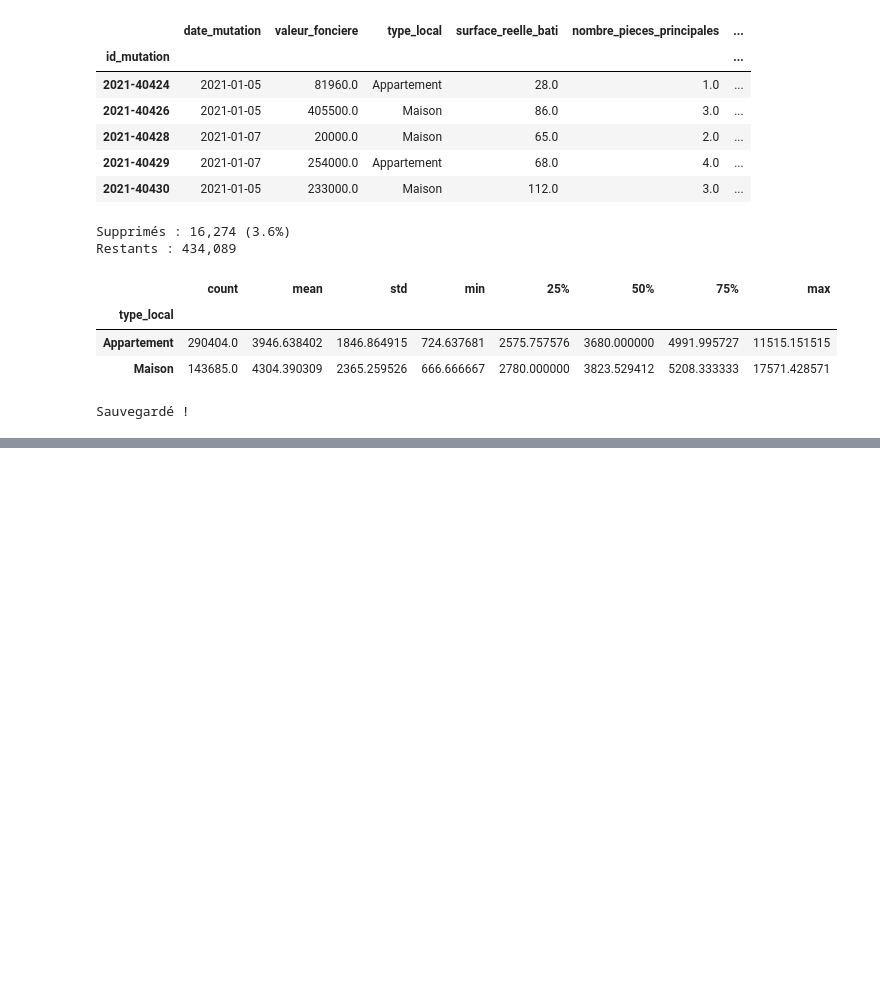
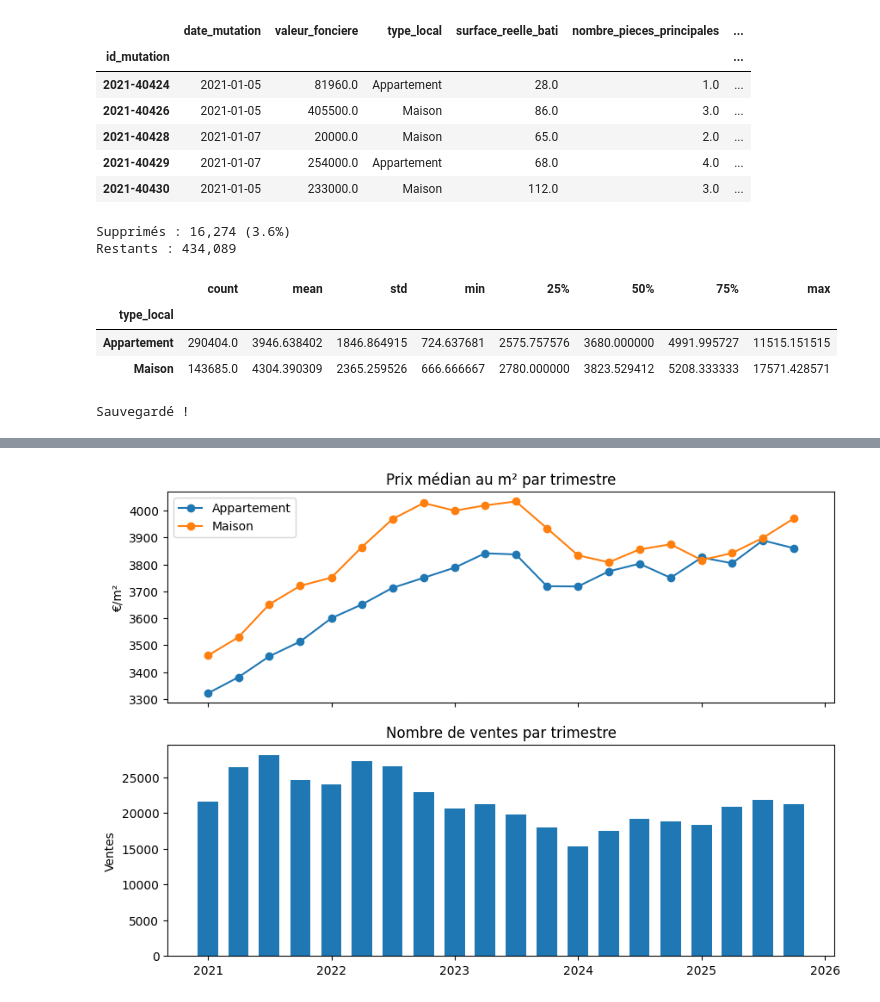
Before and after one commit to salwahmch/estimateur-immo-dvf, a Jupyter notebook: notebooks/03_analyse_exploratoire.ipynb, the cells around one changed output, grey strips where cells are left out. Saved outputs shown, nothing was run; the diff lists cells and outputs as text; code cells hidden in the pictures; blank space fills up the shorter version.

```diff
--- a/notebooks/03_analyse_exploratoire.ipynb
+++ b/notebooks/03_analyse_exploratoire.ipynb
@@ -127,0 +147,18 @@ Sauvegardé !
+# %%
+trimestre = logements["date_mutation"].dt.to_period("Q")
+evolution = logements.groupby([trimestre, "type_local"])["prix_m2"].median().unstack()
+volume = logements.groupby(trimestre).size()
+evolution.index = evolution.index.to_timestamp()
+volume.index = volume.index.to_timestamp()
+
+fig, (ax1, ax2) = plt.subplots(2, 1, figsize=(10, 7), sharex=True)
+for colonne in evolution.columns:
+    ax1.plot(evolution.index, evolution[colonne], marker="o", label=colonne)
+ax1.set(title="Prix médian au m² par trimestre", ylabel="€/m²")
+ax1.legend()
+ax2.bar(volume.index, volume.values, width=60)
+ax2.set(title="Nombre de ventes par trimestre", ylabel="Ventes")
+fig.savefig(dossier_fig / "evolution_temporelle.png", dpi=150, bbox_inches="tight")
+plt.show()
+# %% [output]
+[figure, added]
```
Also changed, not shown: parts of 4 cells of this notebook, 6 other files.
